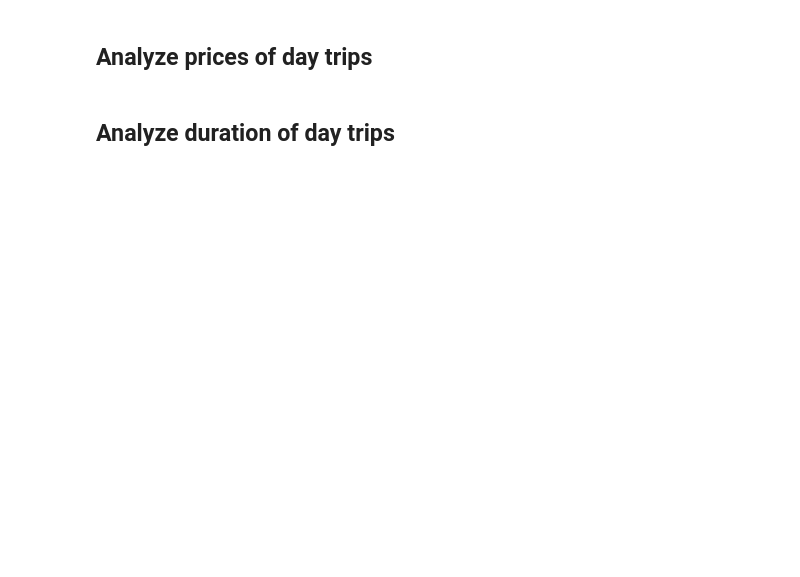
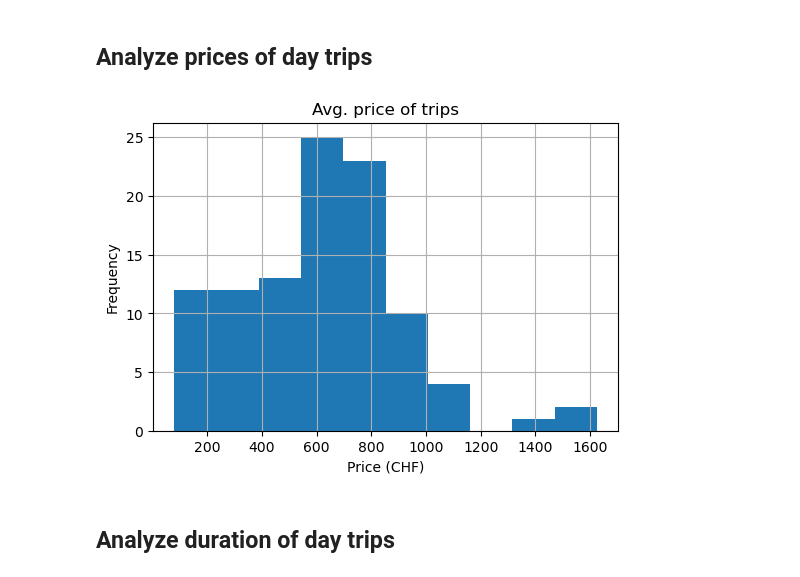
Before and after one commit to mario-gellrich-zhaw/spatial_data_analysis, a Jupyter notebook: 08_Python_Tripadvisor/tripadvisor_spatial.ipynb, the cells around one changed output. Cells and saved outputs as stored; diff of their text form; code cells hidden in the pictures; blank space fills up the shorter version.

```diff
--- a/08_Python_Tripadvisor/tripadvisor_spatial.ipynb
+++ b/08_Python_Tripadvisor/tripadvisor_spatial.ipynb
@@ -152,11 +242,12 @@ print(df_geocoded)
 ## Merge the original DataFrame with the geocoded DataFrame
 # %%
 # Merge the original DataFrame with the geocoded DataFrame
-merged_df = pd.merge(df[['web-scraper-order',
-                         'title_raw',
-                         'price_raw',
-                         'ranking_raw',
-                         'duration_raw']], df_geocoded,
-                         on='web-scraper-order',
-                         how='left')
-merged_df
+merged_df_orig = pd.merge(df[['web-scraper-order',
+                              'title_raw',
+                              'price_raw',
+                              'ranking_raw',
+                              'duration_raw',
+                              'text_raw']], df_geocoded,
+                              on='web-scraper-order',
+                              how='left')
+merged_df_orig
@@ -162,0 +270,12 @@ merged_df
+# %%
+# Check price 'per adult'
+merged_df_orig['price_per_adult'] = merged_df_orig['price_per_adult'] = merged_df_orig['text_raw'].str.contains('pro Erwachsenem').astype(int)
+
+# Filter only prices with information 'per adult'
+merged_df = merged_df_orig[merged_df_orig['price_per_adult'] == 1]
+
+# Show remaining number of rows
+print(merged_df.shape)
+
+# Display the DataFrame
+merged_df.head()
@@ -163,36 +290,28 @@ merged_df
 # %% [markdown]
 ## Analyze prices of day trips
 # %%
-# Merge the original DataFrame with the geocoded DataFrame
-merged_df = pd.merge(df[['web-scraper-order',
-                         'title_raw',
-                         'price_raw',
-                         'ranking_raw',
-                         'duration_raw']], df_geocoded,
-                         on='web-scraper-order',
-                         how='left')
-
 # Extract numbers from the string
 merged_df['price'] = merged_df['price_raw'].str.strip()
 merged_df['price'] = merged_df['price'].str.extract(r'(\d+’?\d*)')
 merged_df['price'] = merged_df['price'].str.replace("’", "").astype(int)
-merged_df
 
 # Pivot table to get the average price for each location
 pivot_table = merged_df.pivot_table(index='location',
                                     values='price',
                                     aggfunc='mean').reset_index()
 
 pivot_table.sort_values(by='price', ascending=False)
 
 # Histogram with average price of trips
 plt.figure(figsize=(6, 4))
 plt.hist(pivot_table['price'])
 plt.title('Avg. price of trips')
 plt.xlabel('Price (CHF)')
 plt.ylabel('Frequency')
 plt.grid()
 plt.show()
+# %% [output]
+[figure, added]
 # %% [markdown]
 ## Analyze duration of day trips
 # %%
```
Also changed, not shown: parts of 15 cells of this notebook, 1 other file.
